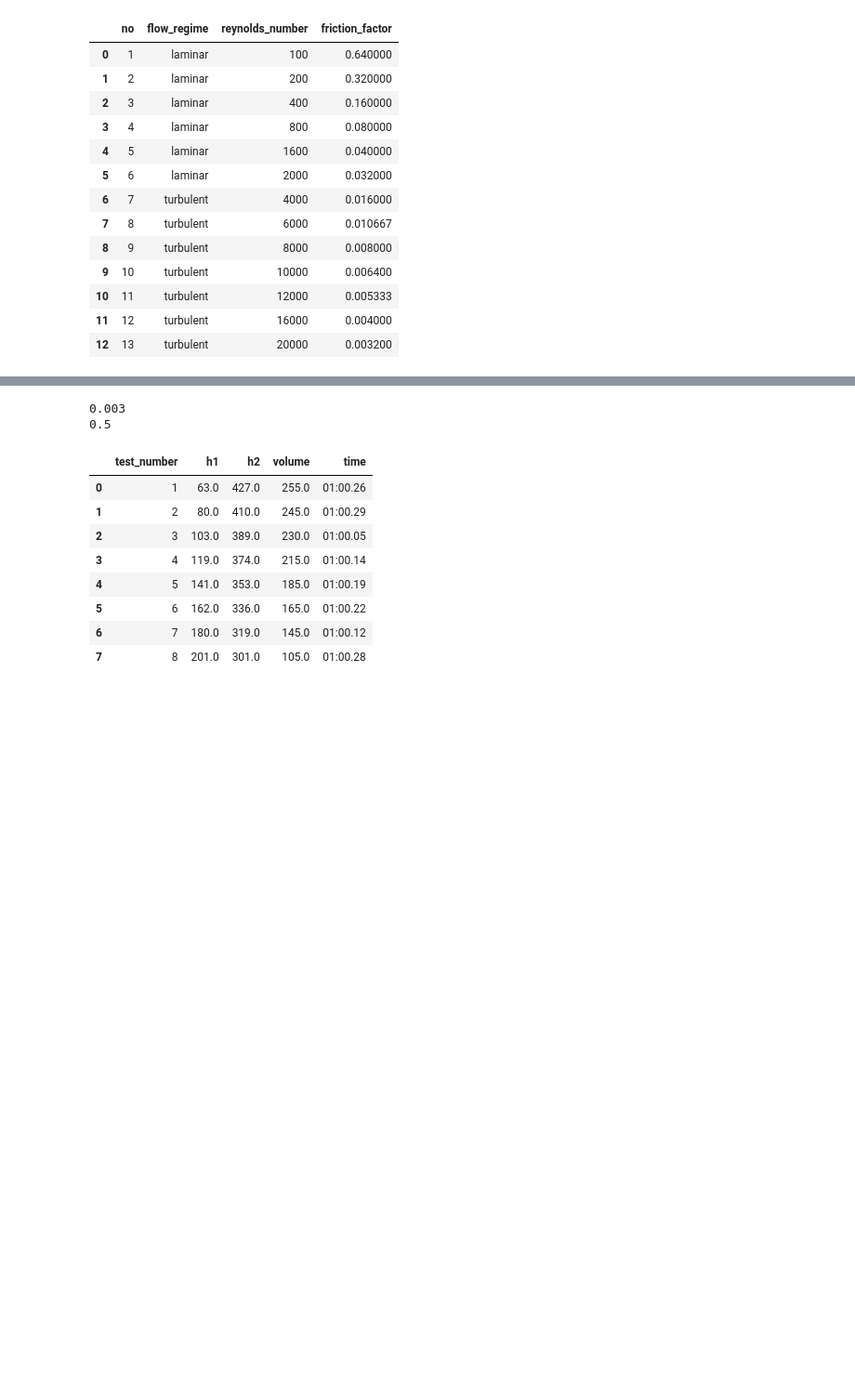
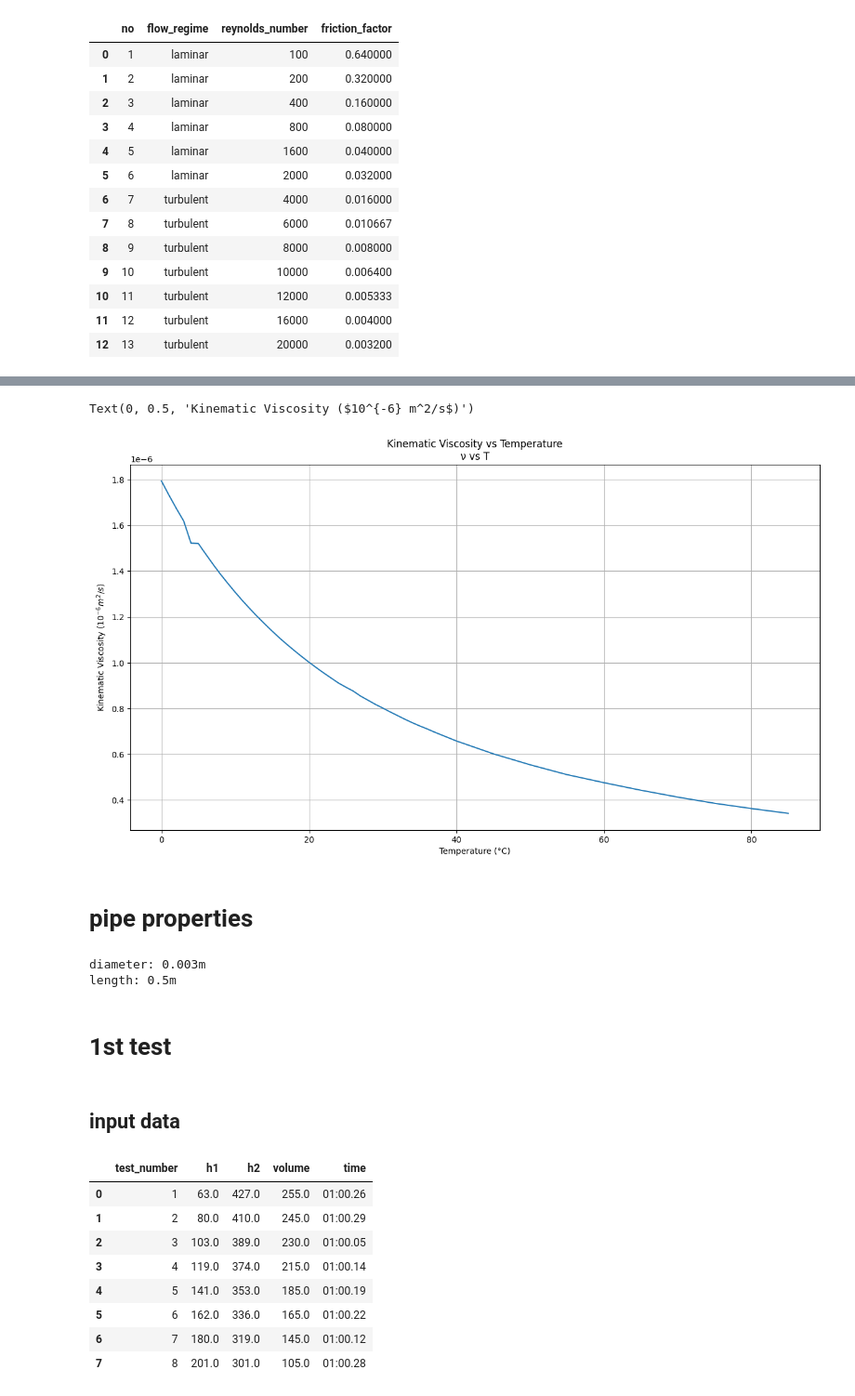
Before and after one commit to Holger-Paxi/Fluid_Mechanics, a Jupyter notebook: Assessment_Task_3_pipe_test.ipynb, the cells around one changed output, grey strips where cells are left out. Shown at 93% size. Drawn from its saved outputs; the diff is of its cells as text; code cells hidden in the pictures; blank space fills up the shorter version.

```diff
--- a/Assessment_Task_3_pipe_test.ipynb
+++ b/Assessment_Task_3_pipe_test.ipynb
@@ -30,10 +70,27 @@ water_kinematic_viscosity;
+# %%
+fig1, ax1 = plt.subplots(figsize=(15,8))
+ax1.plot(water_kinematic_viscosity.temperature, water_kinematic_viscosity.kinematic_viscosity, label='kinematic_viscosity')
+plt.grid(which='minor')
+plt.grid(which='major')
+plt.title('Kinematic Viscosity vs Temperature\n\u03BD vs T')
+plt.xlabel('Temperature (\N{DEGREE SIGN}C)')
+plt.ylabel('Kinematic Viscosity ($10^{-6} m^2/s$)')
+# %% [output]
+Text(0, 0.5, 'Kinematic Viscosity ($10^{-6} m^2/s$)')
+[figure, added]
+# %% [markdown]
+# pipe properties
 # %%
 diameter = 0.003
 length = 0.5
-print(diameter, length, sep='\n')
+print('diameter: {}m\nlength: {}m'.format(diameter, length))
 # %% [output]
-0.003
-0.5
+diameter: 0.003m
+length: 0.5m
+# %% [markdown]
+# 1st test
+# %% [markdown]
+## input data
 # %%
 test_01 = pd.read_csv(filepath_or_buffer='./Inputs_Assessment_Task_3_Laboratory_Report/pipe_test_01.csv')
 temperature = float(test_01.iloc[9,0])
```
Also changed, not shown: parts of 21 cells of this notebook, 2 other files.
